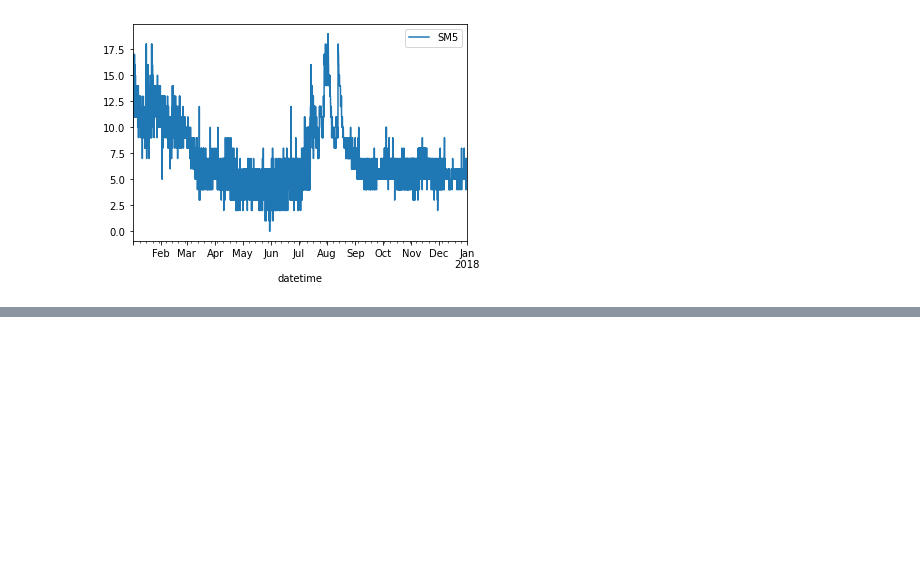
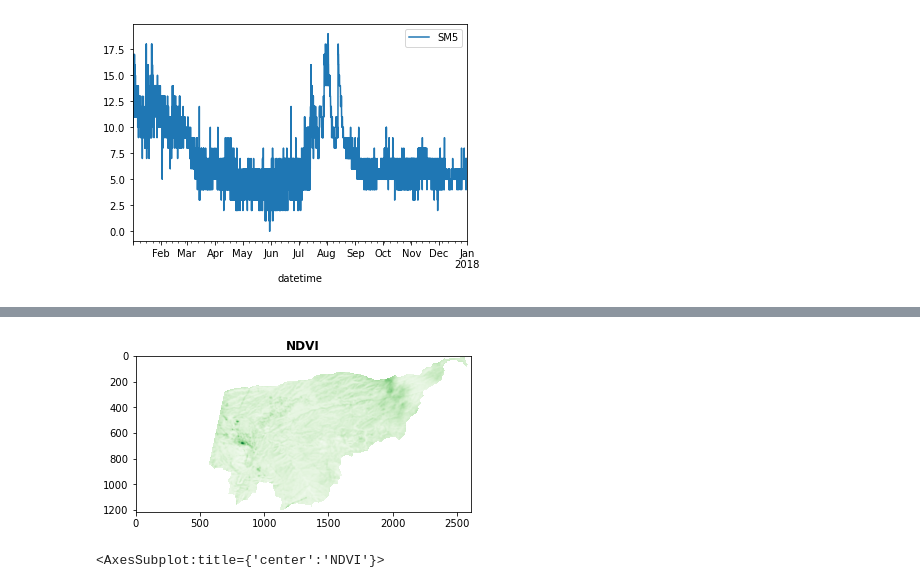
Before and after one commit to VicenteYago/OPTRAM, a Jupyter notebook: OPTRAM.ipynb, the cells around one changed output, grey strips where cells are left out. Cells and saved outputs as stored; diff of their text form; code cells hidden in the pictures; blank space fills up the shorter version.

```diff
--- a/OPTRAM.ipynb
+++ b/OPTRAM.ipynb
@@ -93,0 +182,5 @@ l1tdr17_fix.plot(y='SM5', use_index=True)
+# %%
+show(ndvi, title='NDVI', cmap = "Greens")
+# %% [output]
+[figure, added]
+<AxesSubplot:title={'center':'NDVI'}>
```
Also changed, not shown: parts of 22 cells of this notebook.
